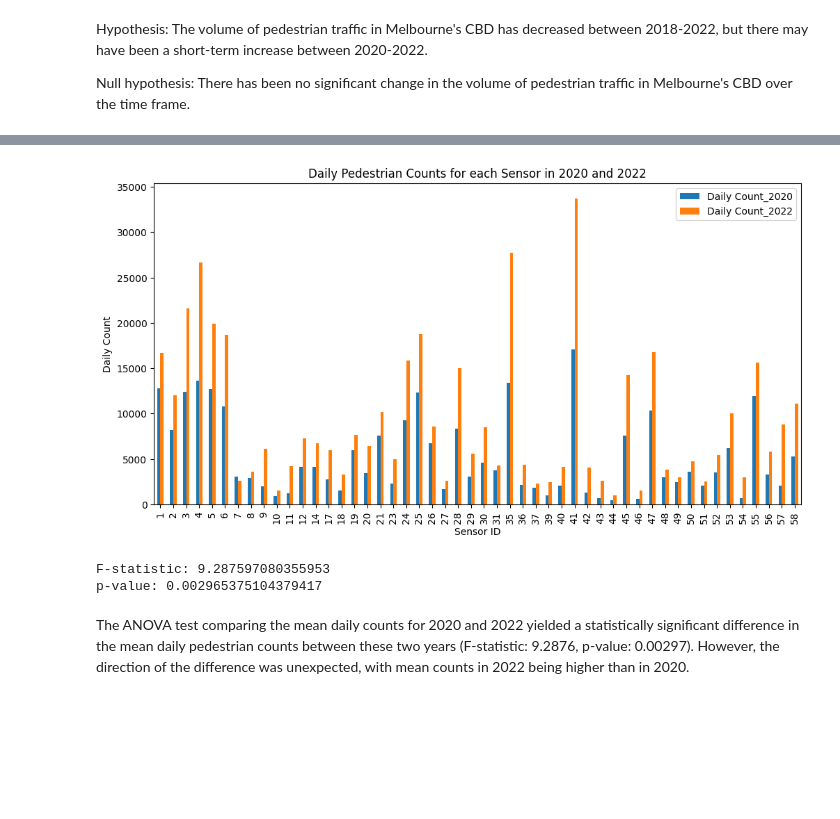
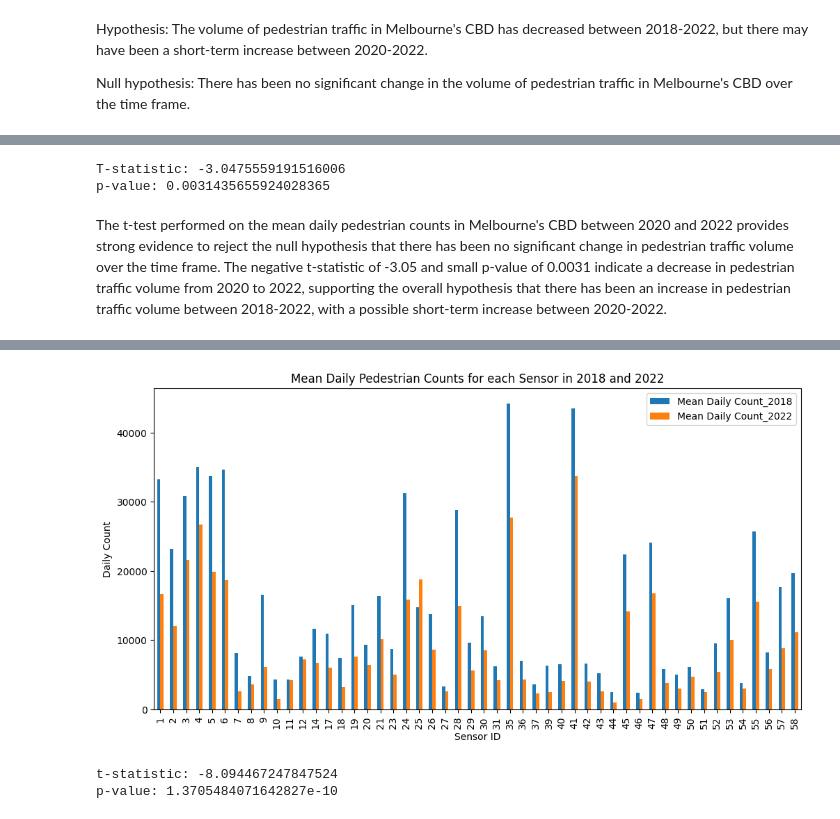
Before and after one commit to hendaman/project-1-challenge, a Jupyter notebook: Question-3-Owen/PedestrianTrafficVolume.ipynb, the cells around one changed output, grey strips where cells are left out. Saved outputs shown, nothing was run; the diff lists cells and outputs as text; code cells hidden in the pictures; blank space fills up the shorter version.

```diff
--- a/Question-3-Owen/PedestrianTrafficVolume.ipynb
+++ b/Question-3-Owen/PedestrianTrafficVolume.ipynb
@@ -172,6 +147,7 @@ Number of unique sensors: 77
 1957 rows × 5 columns
 # %%
 mean_df = filtered_df.groupby(['Sensor ID', 'Year']).agg({'Daily Count': 'mean'}).reset_index()
+mean_df = mean_df.rename(columns={'Daily Count': 'Mean Daily Count'})
 
 mean_df
 # %% [output]
@@ -202,11 +178,11 @@ grouped_df_2020 = df_2020.groupby('Sensor ID')
 grouped_df_2022 = df_2022.groupby('Sensor ID')
 
 # compute the daily count for each Sensor_ID and year
-count_2018 = grouped_df_2018['Daily Count'].sum().reset_index()
-count_2020 = grouped_df_2020['Daily Count'].sum().reset_index()
-count_2022 = grouped_df_2022['Daily Count'].sum().reset_index()
+count_2018 = grouped_df_2018['Mean Daily Count'].sum().reset_index()
+count_2020 = grouped_df_2020['Mean Daily Count'].sum().reset_index()
+count_2022 = grouped_df_2022['Mean Daily Count'].sum().reset_index()
 
-count_2018 = count_2018.rename(columns={'Daily Count': 'Daily Count_2018'})
+count_2018 = count_2018.rename(columns={'Mean Daily Count': 'Mean Daily Count_2018'})
 
 diff_df = pd.merge(pd.merge(count_2022, count_2020, on='Sensor ID', suffixes=('_2022', '_2020')), count_2018, on='Sensor ID')
 
@@ -231,10 +207,10 @@ diff_df
 | 49 | 58 | 11116.000000 | 5292.583333 | 19731.000000 |
 # %%
 # compute the daily count difference for each Sensor_ID
-diff_df['Daily Count_Diff'] = diff_df['Daily Count_2022'] - diff_df['Daily Count_2018']
+diff_df['Daily Count_Diff'] = diff_df['Mean Daily Count_2022'] - diff_df['Mean Daily Count_2018']
 
 # create new column with percentage change
-diff_df['Daily_Count_Diff_Pct'] = 100 * (diff_df['Daily Count_Diff'] / diff_df['Daily Count_2018'])
+diff_df['Daily_Count_Diff_Pct'] = 100 * (diff_df['Daily Count_Diff'] / diff_df['Mean Daily Count_2018'])
 
 # round the percentage change to two decimal places
 diff_df['Daily_Count_Diff_Pct'] = diff_df['Daily_Count_Diff_Pct'].round(2)
@@ -244,7 +220,14 @@ diff_2022_2018_df = pd.merge(diff_df, sensor_location_df, on='Sensor ID')
 
 # select and reorder columns
 diff_2022_2018_df = diff_2022_2018_df[['Sensor ID', 'Sensor Description', 'Latitude', 'Longitude',
-                                 'Daily Count_2022', 'Daily Count_2018', 'Daily Count_Diff', 'Daily_Count_Diff_Pct']]
+                                 'Mean Daily Count_2022', 'Mean Daily Count_2018', 'Daily Count_Diff', 'Daily_Count_Diff_Pct']]
+
+diff_2022_2018_df = diff_2022_2018_df.rename(columns={'Sensor ID': 'Sensor ID',
+                                                      'Sensor Description': 'Sensor Description',
+                                                      'Mean Daily Count_2022': 'Mean Daily Count_2022',
+                                                      'Mean Daily Count_2018': 'Mean Daily Count_2018',
+                                                      'Daily Count_Diff': 'Mean Daily Count Difference',
+                                                      'Daily_Count_Diff_Pct': 'Mean Daily Count Difference (%)'})
 
 diff_2022_2018_df
 # %% [output]
@@ -308,3 +362,21 @@ Null hypothesis: There has been no significant change in the volume of pedestria
+# %%
+import scipy.stats as stats
+
+# Extract the daily counts for each group
+counts_2020 = diff_2022_2020_df['Mean Daily Count_2020'].tolist()
+counts_2022 = diff_2022_2020_df['Mean Daily Count_2022'].tolist()
+
+# Perform the t-test assuming unequal variances
+t_stat, p_val = stats.ttest_ind(counts_2020, counts_2022, equal_var=False)
+
+# Print the results
+print("T-statistic:", t_stat)
+print("p-value:", p_val)
+# %% [output]
+T-statistic: -3.0475559191516006
+p-value: 0.0031435655924028365
+# %% [markdown]
+The t-test performed on the mean daily pedestrian counts in Melbourne's CBD between 2020 and 2022 provides strong evidence to reject the null hypothesis that there has been no significant change in pedestrian traffic volume over the time frame. The negative t-statistic of -3.05 and small p-value of 0.0031 indicate a decrease in pedestrian traffic volume from 2020 to 2022, supporting the overall hypothesis that there has been an increase in pedestrian traffic volume between 2018-2022, with a possible short-term increase between 2020-2022.
 # %%
 # Define a scaling function for the size of the points based on the magnitude of the negative values
 def scale_size(x):
@@ -343,34 +418,32 @@ Number of sensors in the list: 50
 # %%
 import matplotlib.pyplot as plt
 
 # Group the data by sensor ID and select the daily count columns
-sensor_counts = diff_2022_2020_df.groupby('Sensor ID')[['Daily Count_2020', 'Daily Count_2022']].sum()
+sensor_counts = diff_2022_2018_df.groupby('Sensor ID')[['Mean Daily Count_2018', 'Mean Daily Count_2022']].sum()
 
 # Plot a bar chart for each sensor
 sensor_counts.plot(kind='bar', figsize=(12,6))
 
 # Add title and labels
-plt.title("Daily Pedestrian Counts for each Sensor in 2020 and 2022")
+plt.title("Mean Daily Pedestrian Counts for each Sensor in 2018 and 2022")
 plt.xlabel("Sensor ID")
 plt.ylabel("Daily Count")
 plt.show()
 # %% [output]
-[figure, old version]
+[figure, new version]
 # %%
 import scipy.stats as stats
 
 # Extract the daily counts for each sensor and time period
-counts_2020 = diff_2022_2020_df['Daily Count_2020'].tolist()
-counts_2022 = diff_2022_2020_df['Daily Count_2022'].tolist()
+counts_2018 = diff_2022_2018_df['Mean Daily Count_2018']
+counts_2022 = diff_2022_2018_df['Mean Daily Count_2022']
 
-# Perform the ANOVA
-f_stat, p_val = stats.f_oneway(counts_2020, counts_2022)
+# Perform the paired t-test
+t_stat, p_val = stats.ttest_rel(counts_2022, counts_2018)
 
 # Print the results
-print("F-statistic:", f_stat)
+print("t-statistic:", t_stat)
 print("p-value:", p_val)
 # %% [output]
-F-statistic: 9.287597080355953
-p-value: 0.002965375104379417
+t-statistic: -8.094467247847524
+p-value: 1.3705484071642827e-10
-# %% [markdown]
-The ANOVA test comparing the mean daily counts for 2020 and 2022 yielded a statistically significant difference in the mean daily pedestrian counts between these two years (F-statistic: 9.2876, p-value: 0.00297). However, the direction of the difference was unexpected, with mean counts in 2022 being higher than in 2020.
```
Also changed, not shown: parts of 16 cells of this notebook.
